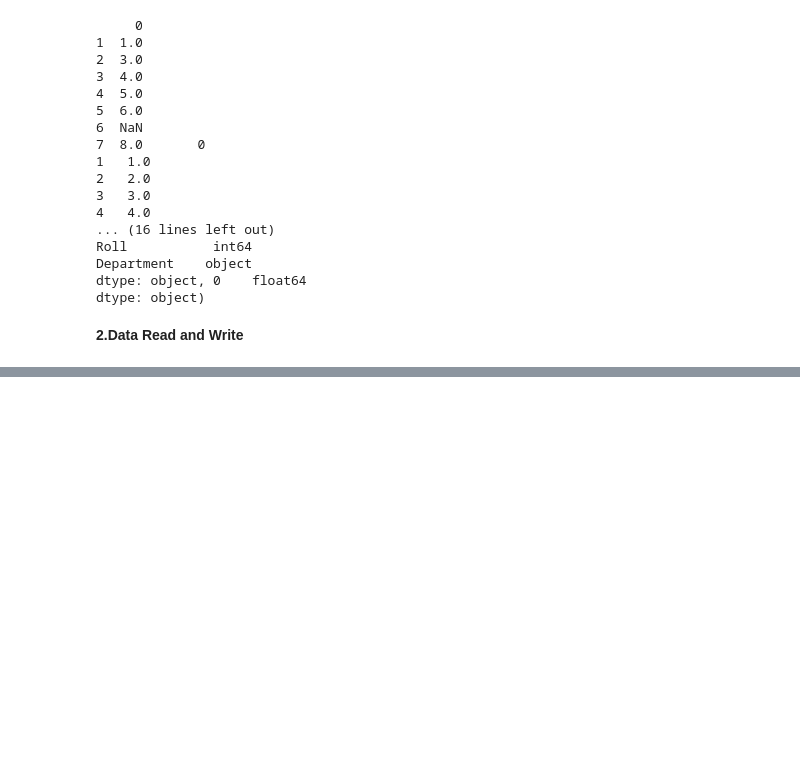
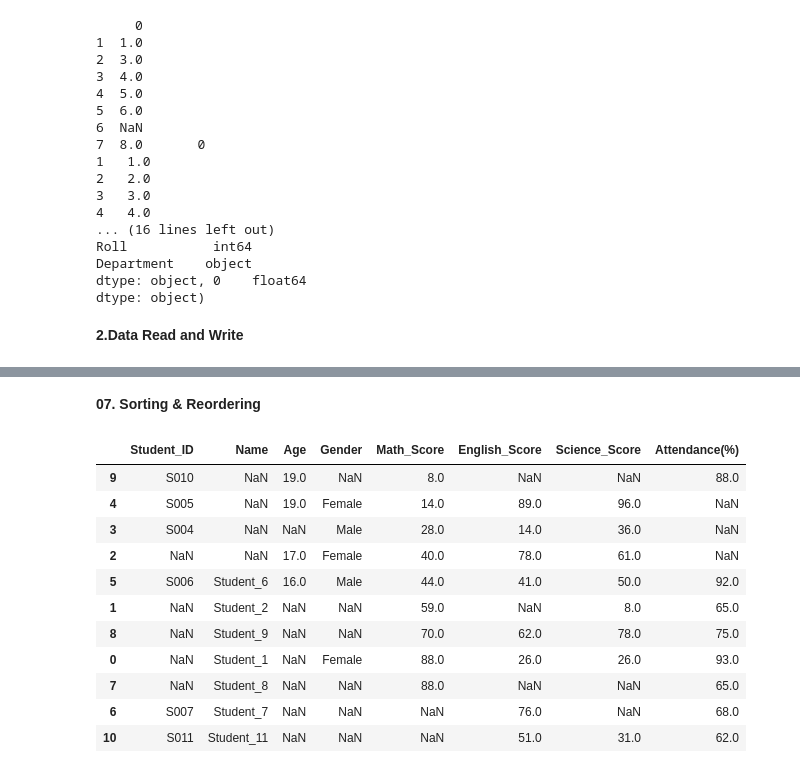
Before and after one commit to Foysal348/Pandas, a Jupyter notebook: Pandas 2.ipynb, the cells around one changed output, grey strips where cells are left out. Cells and saved outputs as stored; diff of their text form; code cells hidden in the pictures; blank space fills up the shorter version.

```diff
--- a/Pandas 2.ipynb
+++ b/Pandas 2.ipynb
@@ -113,0 +501,21 @@ int64
+# %% [markdown]
+**07. Sorting & Reordering**
+# %%
+ # Sort only one column
+copy=df.loc[0:10]
+#copy.sort_values("Math_Score")#Wrong way assign must be needed
+copy=copy.sort_values("Math_Score")#ascending
+copy
+# %% [output]
+|  | Student_ID | Name | Age | Gender | Math_Score | English_Score | Science_Score | Attendance(%) |
+| 9 | S010 | NaN | 19.0 | NaN | 8.0 | NaN | NaN | 88.0 |
+| 4 | S005 | NaN | 19.0 | Female | 14.0 | 89.0 | 96.0 | NaN |
+| 3 | S004 | NaN | NaN | Male | 28.0 | 14.0 | 36.0 | NaN |
+| 2 | NaN | NaN | 17.0 | Female | 40.0 | 78.0 | 61.0 | NaN |
+| 5 | S006 | Student_6 | 16.0 | Male | 44.0 | 41.0 | 50.0 | 92.0 |
+| 1 | NaN | Student_2 | NaN | NaN | 59.0 | NaN | 8.0 | 65.0 |
+| 8 | NaN | Student_9 | NaN | NaN | 70.0 | 62.0 | 78.0 | 75.0 |
+| 0 | NaN | Student_1 | NaN | Female | 88.0 | 26.0 | 26.0 | 93.0 |
+| 7 | NaN | Student_8 | NaN | NaN | 88.0 | NaN | NaN | 65.0 |
+| 6 | S007 | Student_7 | NaN | NaN | NaN | 76.0 | NaN | 68.0 |
+| 10 | S011 | Student_11 | NaN | NaN | NaN | 51.0 | 31.0 | 62.0 |
```
Also changed, not shown: parts of 56 cells of this notebook.
